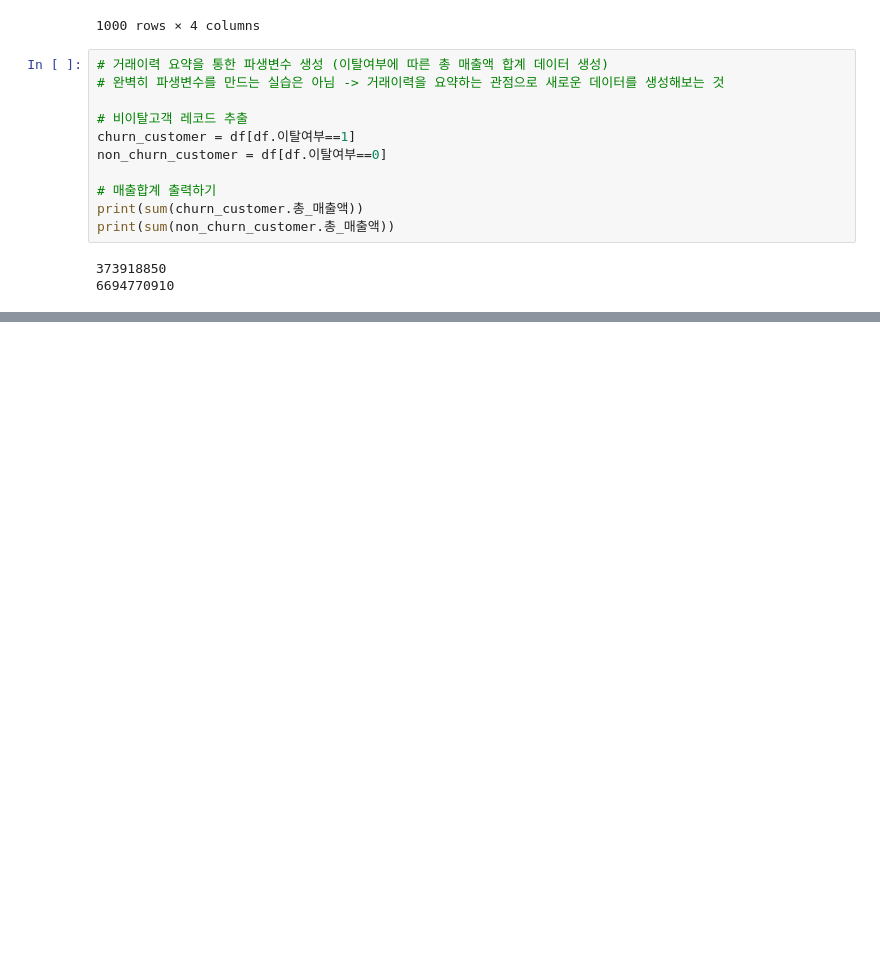
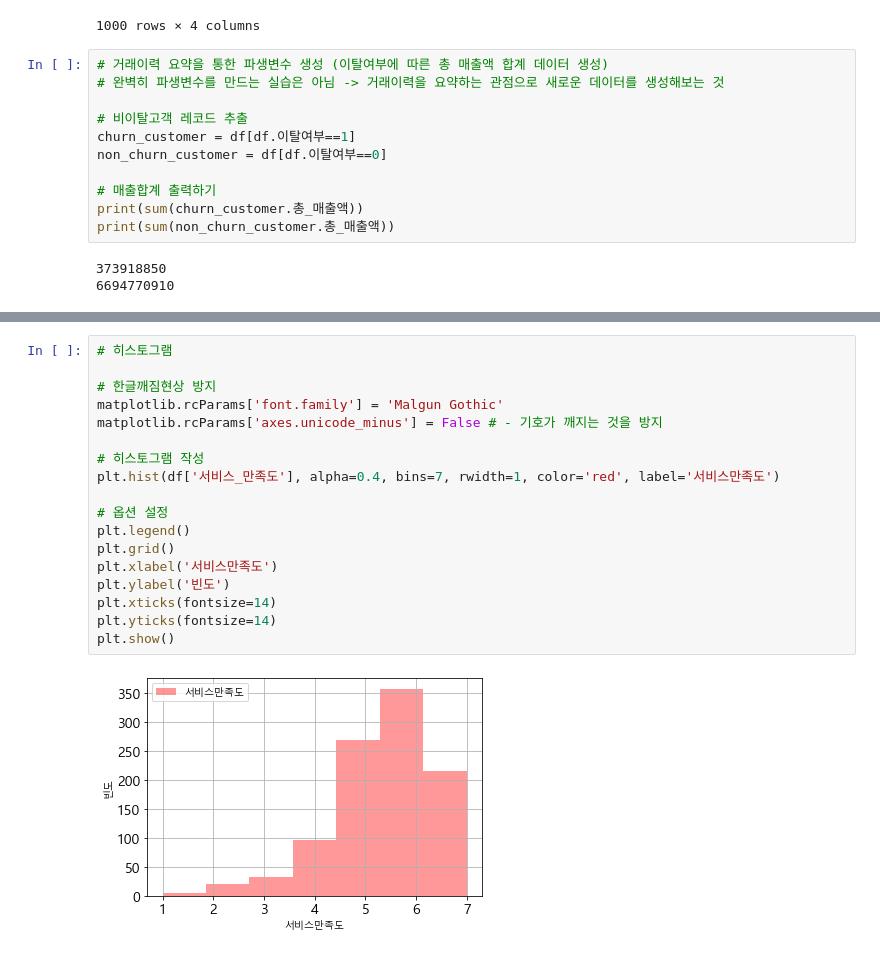
Before and after one commit to starfishkenny/Python, a Jupyter notebook: 20210328_Statistics for Marketing(2).ipynb, the cells around one changed output, grey strips where cells are left out. Saved outputs shown, nothing was run; the diff lists cells and outputs as text; blank space fills up the shorter version.

```diff
--- a/20210328_Statistics for Marketing(2).ipynb
+++ b/20210328_Statistics for Marketing(2).ipynb
@@ -205,0 +223,20 @@ print(sum(non_churn_customer.총_매출액))
+# %%
+# 히스토그램
+
+# 한글깨짐현상 방지
+matplotlib.rcParams['font.family'] = 'Malgun Gothic'
+matplotlib.rcParams['axes.unicode_minus'] = False # - 기호가 깨지는 것을 방지
+
+# 히스토그램 작성
+plt.hist(df['서비스_만족도'], alpha=0.4, bins=7, rwidth=1, color='red', label='서비스만족도')
+
+# 옵션 설정
+plt.legend()
+plt.grid()
+plt.xlabel('서비스만족도')
+plt.ylabel('빈도')
+plt.xticks(fontsize=14)
+plt.yticks(fontsize=14)
+plt.show()
+# %% [output]
+[figure, added]
```
Also changed, not shown: parts of 5 cells of this notebook.
